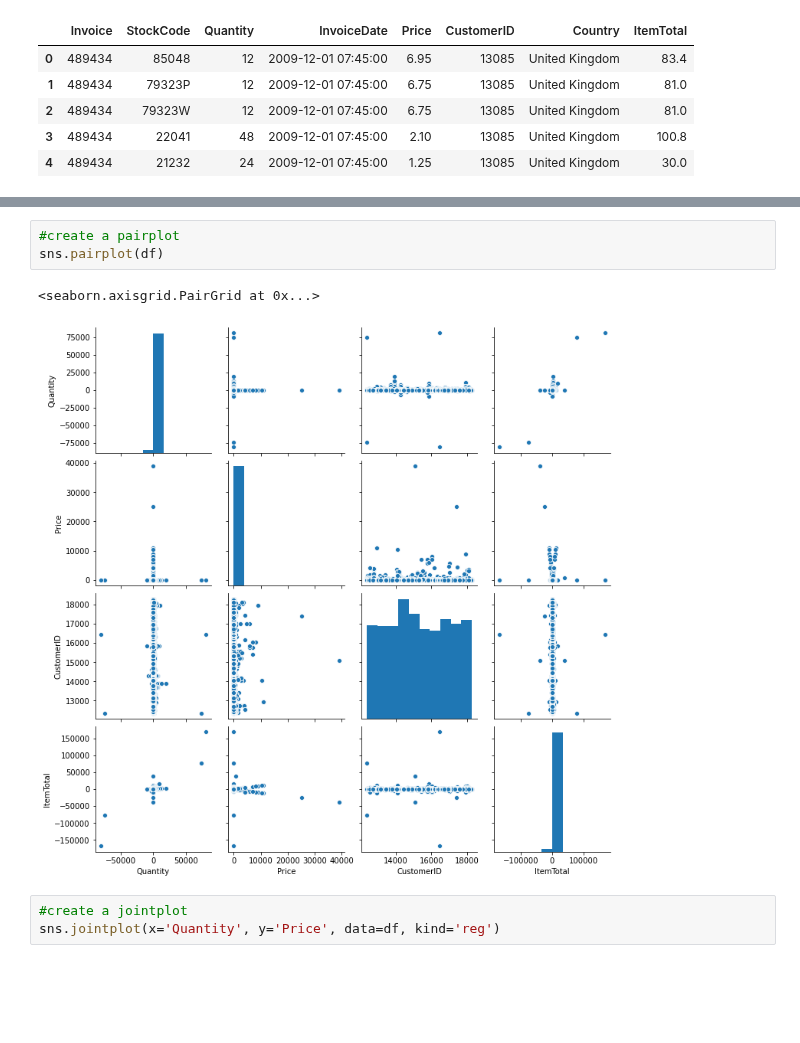
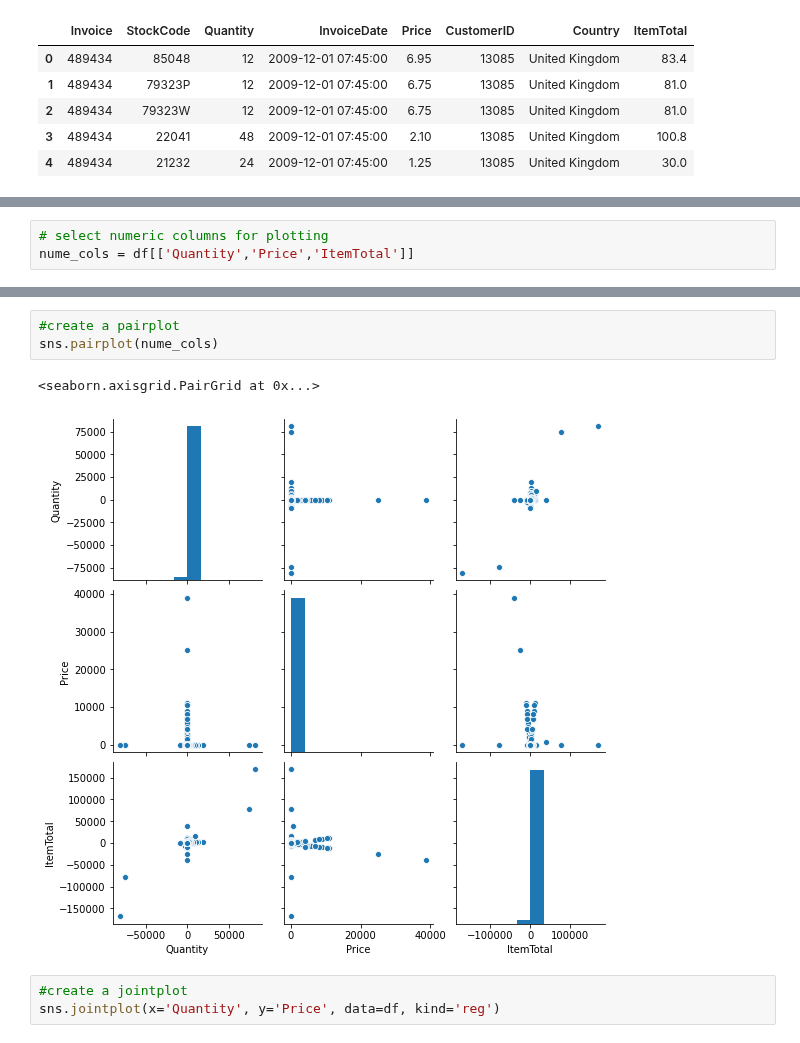
Before and after one commit to amythemirror/Customer_Lifetime_Value_Prediction, a Jupyter notebook: EDA.ipynb, the cells around one changed output, grey strips where cells are left out. Saved outputs shown, nothing was run; the diff lists cells and outputs as text; blank space fills up the shorter version.

```diff
--- a/EDA.ipynb
+++ b/EDA.ipynb
@@ -53,2 +62,5 @@ plt.tight_layout()
+# %%
+# select numeric columns for plotting
+nume_cols = df[['Quantity','Price','ItemTotal']]
 # %%
 #create a feature correlation matrix heatmap
@@ -61,9 +73,9 @@ Text(0.5, 1.0, 'Feature Correlation Heatmap')
 # %%
 #create a pairplot
-sns.pairplot(df)
+sns.pairplot(nume_cols)
 # %% [output]
 <seaborn.axisgrid.PairGrid at 0x...>
-[figure, old version]
+[figure, new version]
 # %%
 #create a jointplot
 sns.jointplot(x='Quantity', y='Price', data=df, kind='reg')
```
Also changed, not shown: parts of 29 cells of this notebook.
